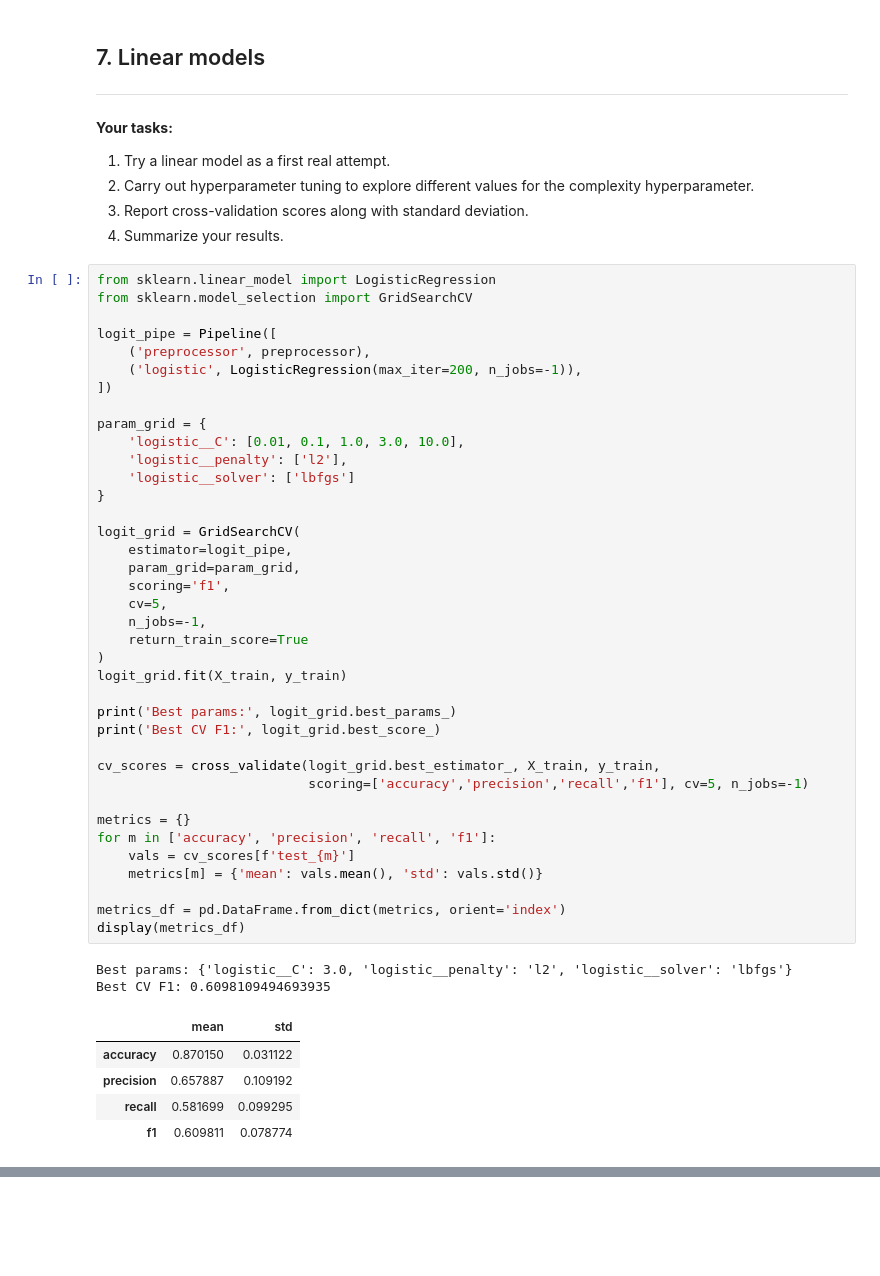
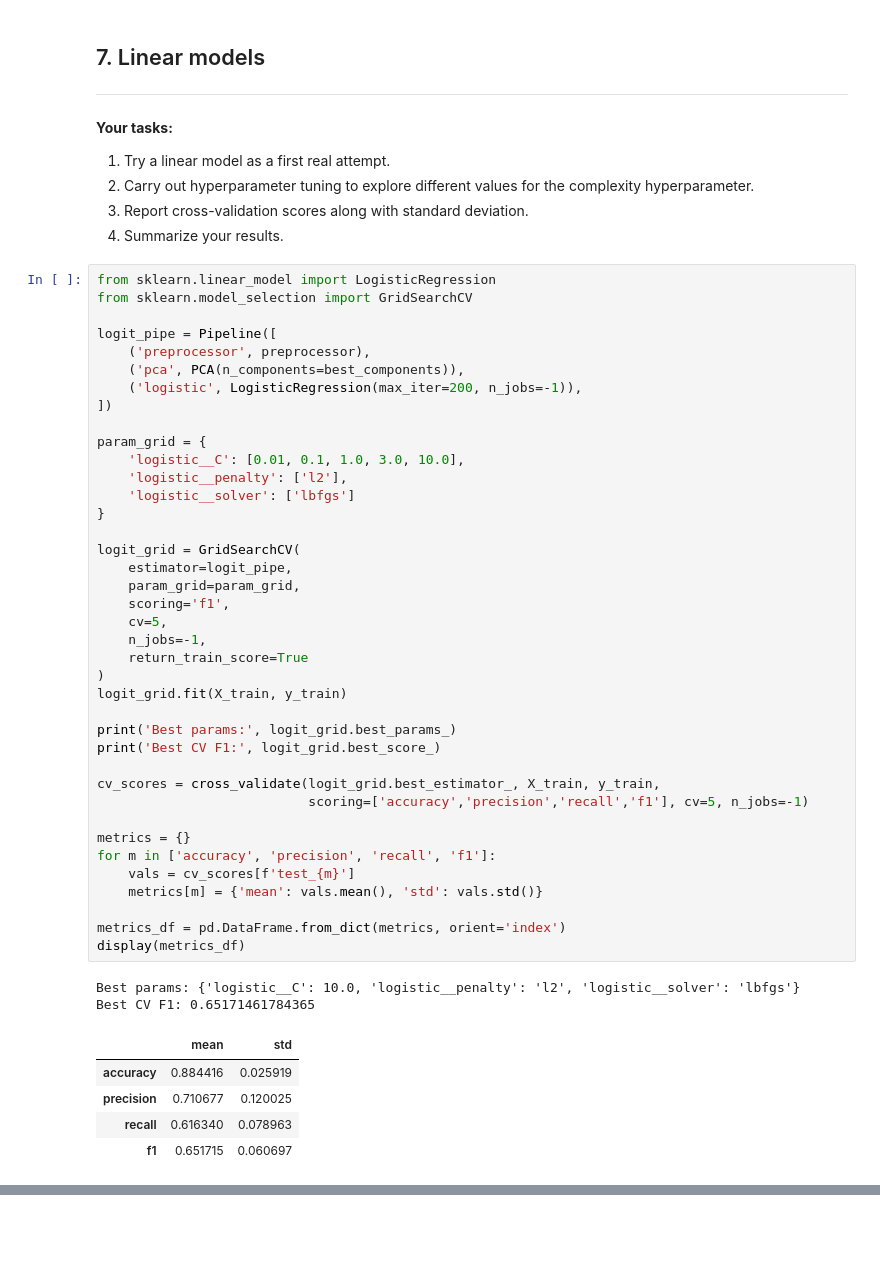
Before and after one commit to greatbabyred/CS4320-Project, a Jupyter notebook: template.ipynb, the cells around one changed output, grey strips where cells are left out. Drawn from its saved outputs; the diff is of its cells as text.

```diff
--- a/template.ipynb
+++ b/template.ipynb
@@ -298,6 +436,7 @@ from sklearn.model_selection import GridSearchCV
 
 logit_pipe = Pipeline([
     ('preprocessor', preprocessor),
+    ('pca', PCA(n_components=best_components)),
     ('logistic', LogisticRegression(max_iter=200, n_jobs=-1)),
 ])
 
@@ -305,39 +444,39 @@ param_grid = {
     'logistic__C': [0.01, 0.1, 1.0, 3.0, 10.0],
     'logistic__penalty': ['l2'],
     'logistic__solver': ['lbfgs']
 }
 
 logit_grid = GridSearchCV(
     estimator=logit_pipe,
     param_grid=param_grid,
     scoring='f1',
     cv=5,
     n_jobs=-1,
     return_train_score=True
 )
 logit_grid.fit(X_train, y_train)
 
 print('Best params:', logit_grid.best_params_)
 print('Best CV F1:', logit_grid.best_score_)
 
 cv_scores = cross_validate(logit_grid.best_estimator_, X_train, y_train,
                            scoring=['accuracy','precision','recall','f1'], cv=5, n_jobs=-1)
 
 metrics = {}
 for m in ['accuracy', 'precision', 'recall', 'f1']:
     vals = cv_scores[f'test_{m}']
     metrics[m] = {'mean': vals.mean(), 'std': vals.std()}
 
 metrics_df = pd.DataFrame.from_dict(metrics, orient='index')
 display(metrics_df)
 # %% [output]
-Best params: {'logistic__C': 3.0, 'logistic__penalty': 'l2', 'logistic__solver': 'lbfgs'}
-Best CV F1: 0.6098109494693935
+Best params: {'logistic__C': 10.0, 'logistic__penalty': 'l2', 'logistic__solver': 'lbfgs'}
+Best CV F1: 0.65171461784365
 |  | mean | std |
-| accuracy | 0.870150 | 0.031122 |
-| precision | 0.657887 | 0.109192 |
-| recall | 0.581699 | 0.099295 |
-| f1 | 0.609811 | 0.078774 |
+| accuracy | 0.884416 | 0.025919 |
+| precision | 0.710677 | 0.120025 |
+| recall | 0.616340 | 0.078963 |
+| f1 | 0.651715 | 0.060697 |
 # %%
 from sklearn.svm import SVC
 svm_pipe = Pipeline([
```
Also changed, not shown: parts of 21 cells of this notebook.
